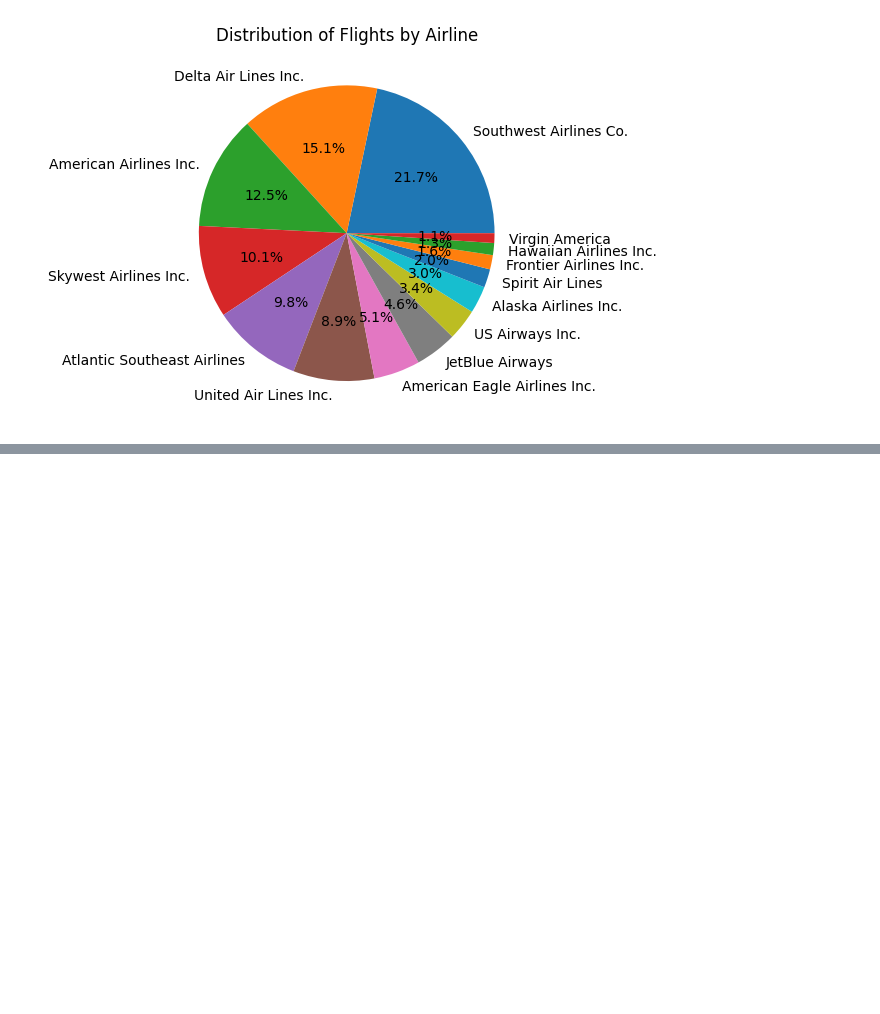
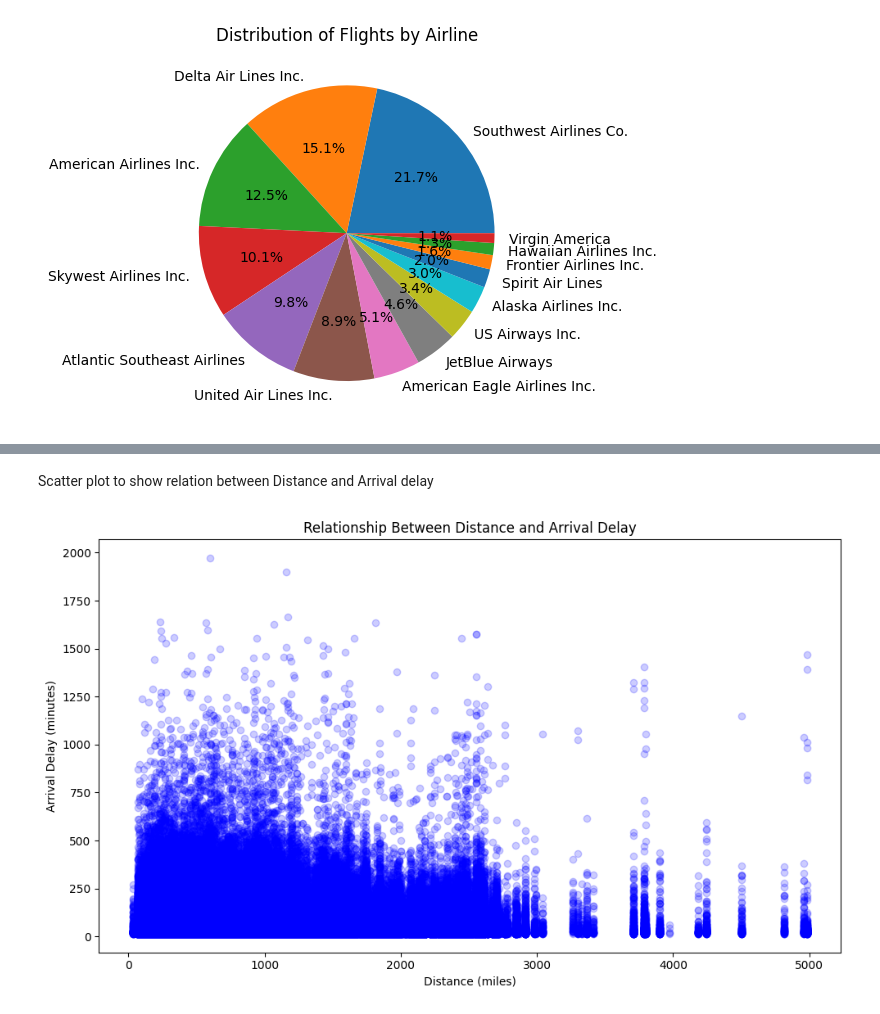
Before and after one commit to GuyPrach/2015-Flight-Delays-and-Cancellations-Analysis, a Jupyter notebook: main.ipynb, the cells around one changed output, grey strips where cells are left out. Cells and saved outputs as stored; diff of their text form; code cells hidden in the pictures; blank space fills up the shorter version.

```diff
--- a/main.ipynb
+++ b/main.ipynb
@@ -219,0 +272,24 @@ plt.show()
+# %% [markdown]
+Scatter plot to show relation between Distance and Arrival delay
+# %%
+x = delayed_flights['DISTANCE']  # Distance
+y = delayed_flights['ARRIVAL_DELAY']  # Arrival Delay
+data = pd.DataFrame({'Distance': x, 'Arrival Delay': y})
+
+# Sample 20% of the data to reduce the density
+data_sampled = data.sample(frac=0.2, random_state=42)
+
+# Create plot
+plt.figure(figsize=(10, 6))
+plt.scatter(data['Distance'], data['Arrival Delay'], alpha=0.2, color='blue')
+
+# Add label and title
+plt.title('Relationship Between Distance and Arrival Delay')
+plt.xlabel('Distance (miles)')
+plt.ylabel('Arrival Delay (minutes)')
+
+# Show plot
+plt.tight_layout()
+plt.show()
+# %% [output]
+[figure, added]
```
Also changed, not shown: parts of 9 cells of this notebook.
